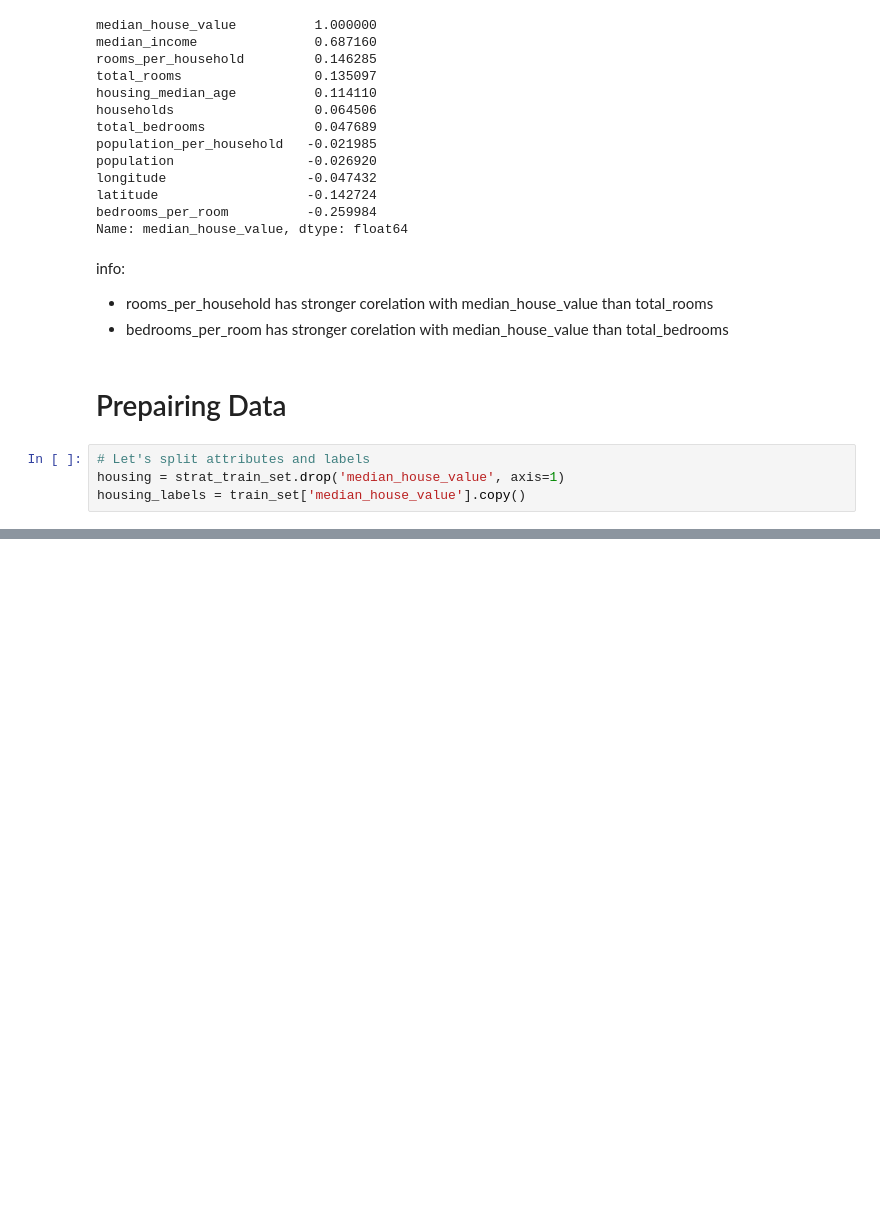
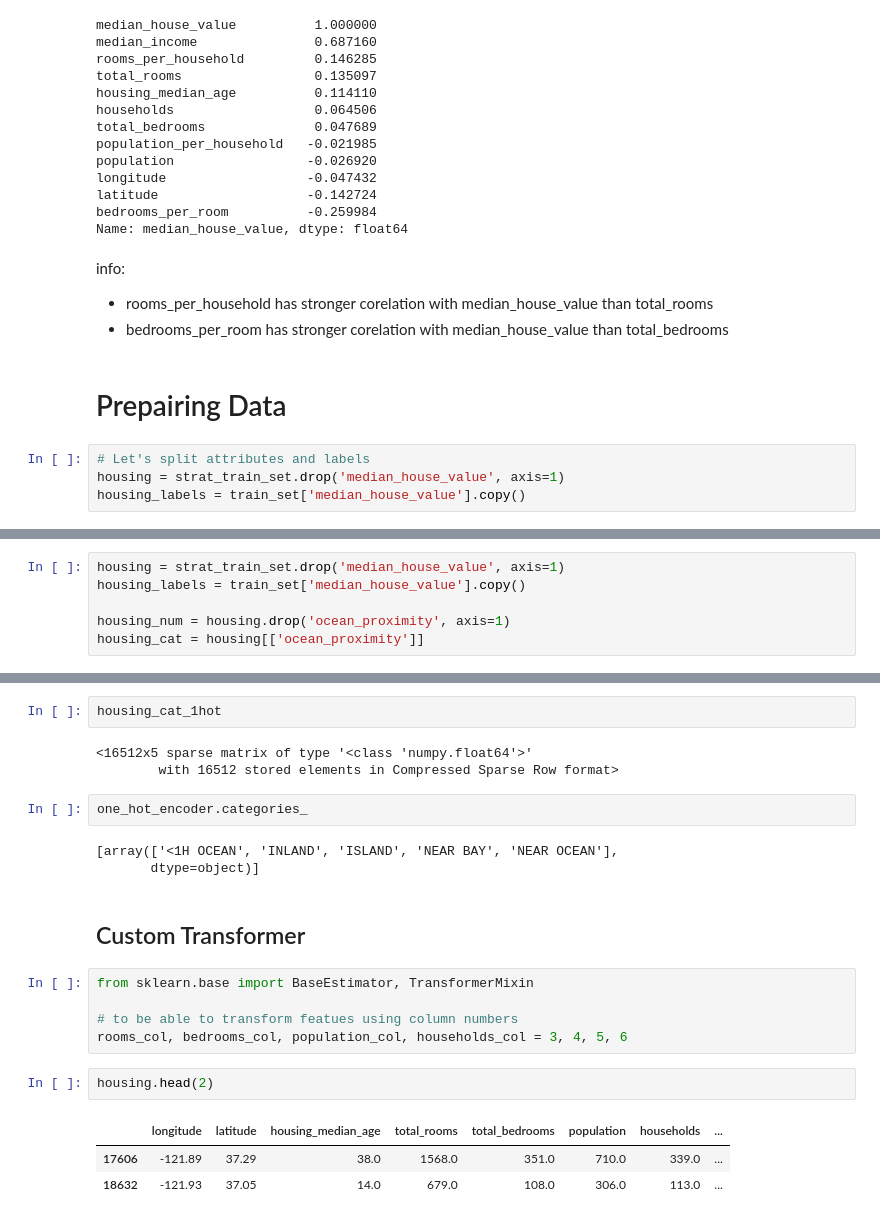
Before and after one commit to L-ashwin/exploring-ml, a Jupyter notebook: 03-Hands-On_ML_Oreilly/01.Regression.ipynb, the cells around one changed output, grey strips where cells are left out. Drawn from its saved outputs; the diff is of its cells as text; blank space fills up the shorter version.

```diff
--- a/03-Hands-On_ML_Oreilly/01.Regression.ipynb
+++ b/03-Hands-On_ML_Oreilly/01.Regression.ipynb
@@ -235,0 +240,6 @@ housing_labels = train_set['median_house_value'].copy()
+# %%
+housing = strat_train_set.drop('median_house_value', axis=1)
+housing_labels = train_set['median_house_value'].copy()
+
+housing_num = housing.drop('ocean_proximity', axis=1)
+housing_cat = housing[['ocean_proximity']]
@@ -235,0 +307,23 @@ housing_labels = train_set['median_house_value'].copy()
+# %%
+housing_cat_1hot
+# %% [output]
+<16512x5 sparse matrix of type '<class 'numpy.float64'>'
+        with 16512 stored elements in Compressed Sparse Row format>
+# %%
+one_hot_encoder.categories_
+# %% [output]
+[array(['<1H OCEAN', 'INLAND', 'ISLAND', 'NEAR BAY', 'NEAR OCEAN'],
+       dtype=object)]
+# %% [markdown]
+## Custom Transformer
+# %%
+from sklearn.base import BaseEstimator, TransformerMixin
+
+# to be able to transform featues using column numbers
+rooms_col, bedrooms_col, population_col, households_col = 3, 4, 5, 6
+# %%
+housing.head(2)
+# %% [output]
+|  | longitude | latitude | housing_median_age | total_rooms | total_bedrooms | population | households | ... |
+| 17606 | -121.89 | 37.29 | 38.0 | 1568.0 | 351.0 | 710.0 | 339.0 | ... |
+| 18632 | -121.93 | 37.05 | 14.0 | 679.0 | 108.0 | 306.0 | 113.0 | ... |
```
Also changed, not shown: parts of 16 cells of this notebook.
